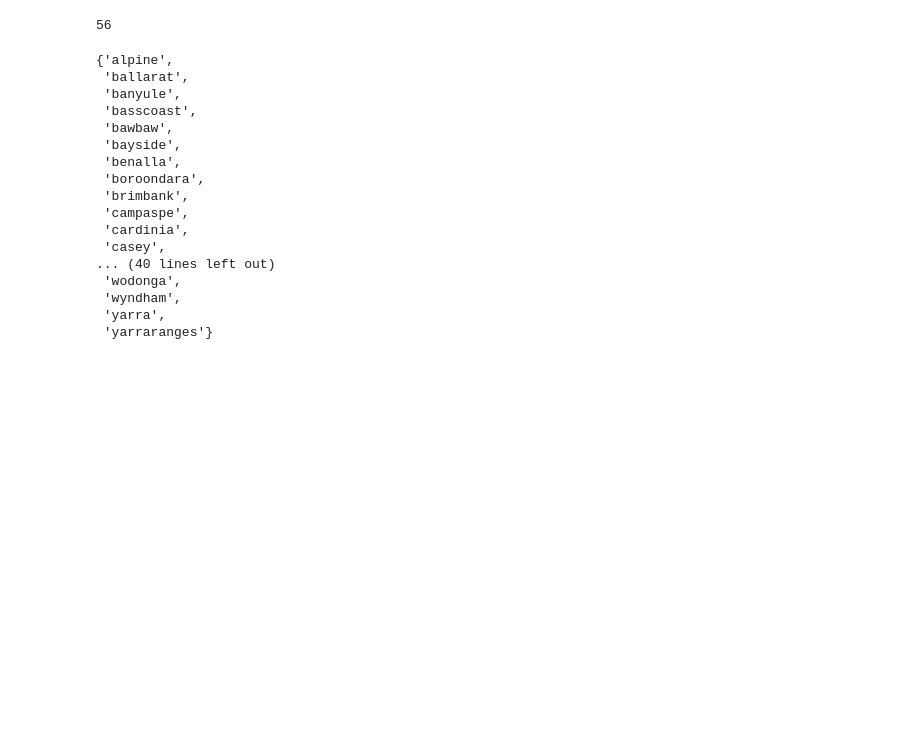
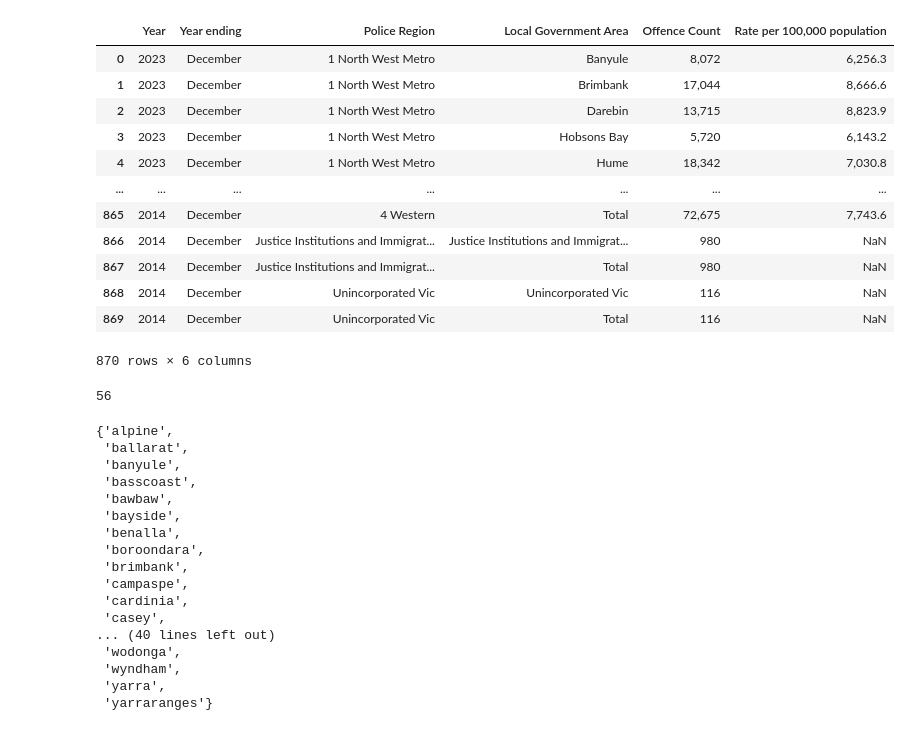
Before and after one commit to khangluong2004/COMP20008_Assignment2, a Jupyter notebook: khang/preProcessing.ipynb, the cells around one changed output. Saved outputs shown, nothing was run; the diff lists cells and outputs as text; code cells hidden in the pictures; blank space fills up the shorter version.

```diff
--- a/khang/preProcessing.ipynb
+++ b/khang/preProcessing.ipynb
@@ -9,8 +10,24 @@ import json
 # %%
 communities = pd.read_csv("../Data/communities.csv")
 egm = pd.read_csv("../Data/EGM.csv")
 housingPrice = pd.read_csv("../Data/Houses-by-suburb.csv")
 offences = pd.read_csv("../Data/LGA_Offences_Table1.csv")
+
+offences
+# %% [output]
+|  | Year | Year ending | Police Region | Local Government Area | Offence Count | Rate per 100,000 population |
+| 0 | 2023 | December | 1 North West Metro | Banyule | 8,072 | 6,256.3 |
+| 1 | 2023 | December | 1 North West Metro | Brimbank | 17,044 | 8,666.6 |
+| 2 | 2023 | December | 1 North West Metro | Darebin | 13,715 | 8,823.9 |
+| 3 | 2023 | December | 1 North West Metro | Hobsons Bay | 5,720 | 6,143.2 |
+| 4 | 2023 | December | 1 North West Metro | Hume | 18,342 | 7,030.8 |
+| ... | ... | ... | ... | ... | ... | ... |
+| 865 | 2014 | December | 4 Western | Total | 72,675 | 7,743.6 |
+| 866 | 2014 | December | Justice Institutions and Immigrat... | Justice Institutions and Immigrat... | 980 | NaN |
+| 867 | 2014 | December | Justice Institutions and Immigrat... | Total | 980 | NaN |
+| 868 | 2014 | December | Unincorporated Vic | Unincorporated Vic | 116 | NaN |
+| 869 | 2014 | December | Unincorporated Vic | Total | 116 | NaN |
+870 rows × 6 columns
 # %%
 # Clean the LGA of the 3 tables (Housing price is special)
 def clean_lga_tables(communities, egm, offences):
```
Also changed, not shown: parts of 6 cells of this notebook, 1 other file.
